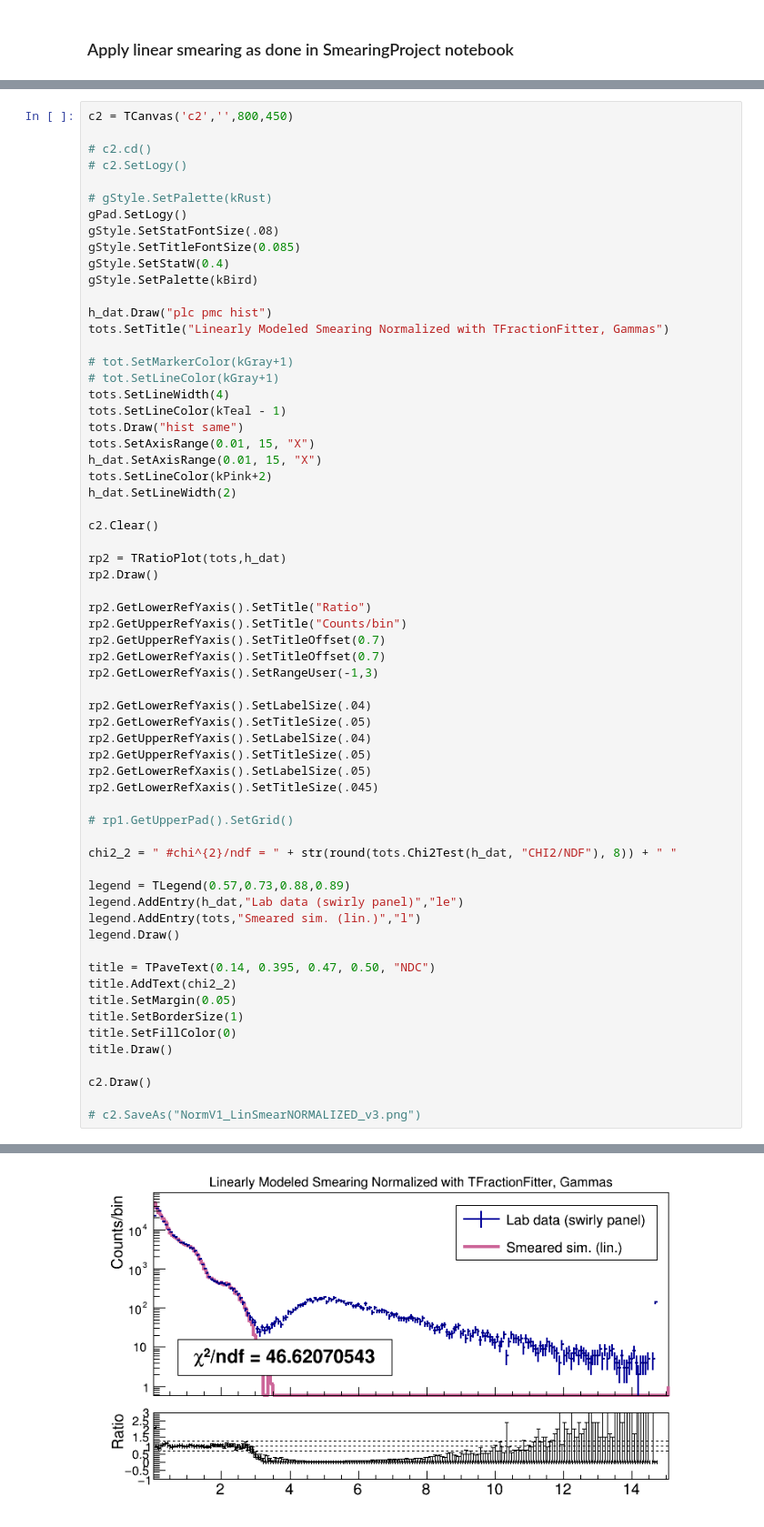
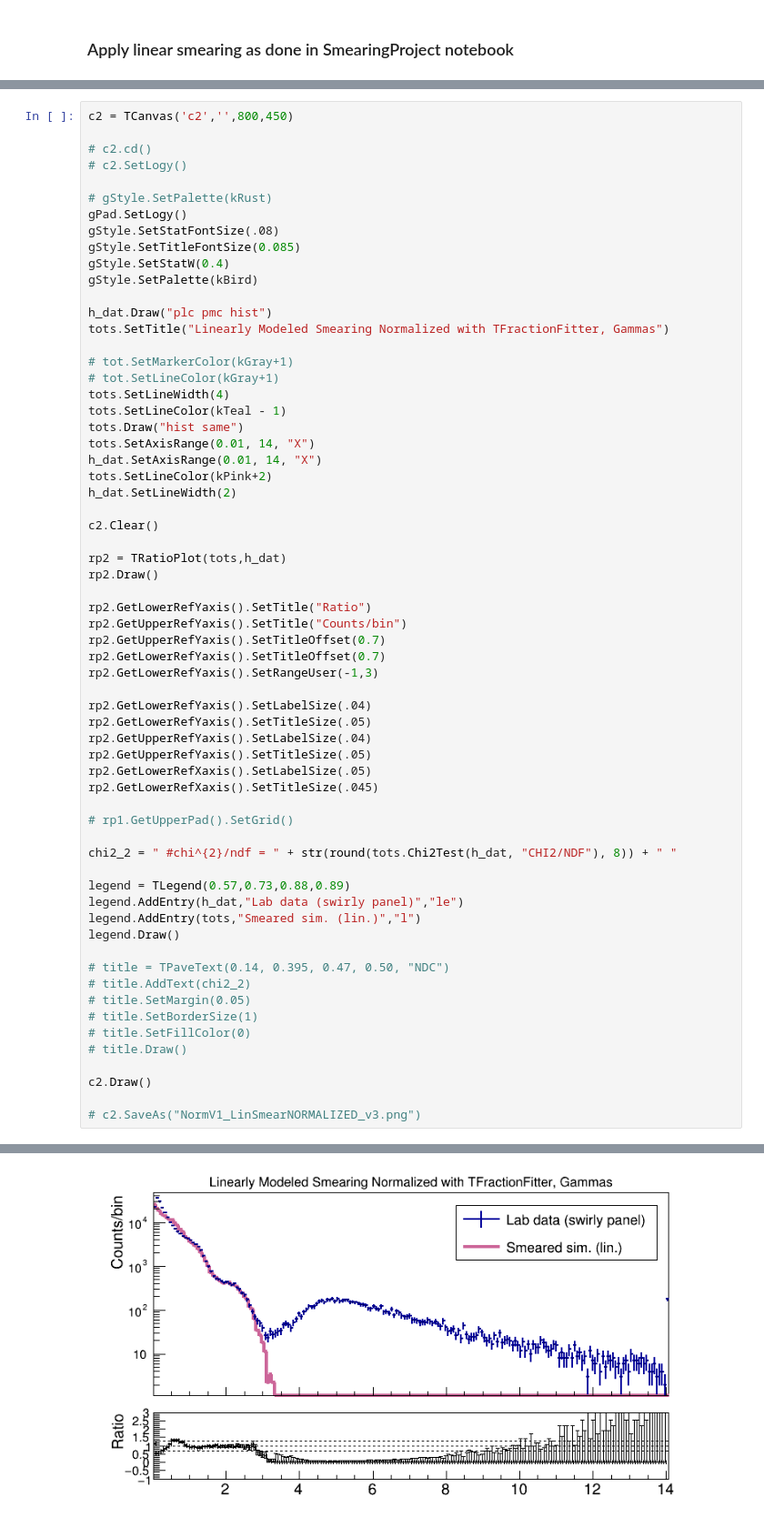
Before and after one commit to sgrobnik/SmearingProjectCUORE, a Jupyter notebook: Gamma_Normalization_Din_vz1.ipynb, the cells around one changed output, grey strips where cells are left out. Shown at 91% size. Cells and saved outputs as stored; diff of their text form.

```diff
--- a/Gamma_Normalization_Din_vz1.ipynb
+++ b/Gamma_Normalization_Din_vz1.ipynb
@@ -720,8 +452,8 @@ tots.SetTitle("Linearly Modeled Smearing Normalized with TFractionFitter, Gammas
 tots.SetLineWidth(4)
 tots.SetLineColor(kTeal - 1)
 tots.Draw("hist same")
-tots.SetAxisRange(0.01, 15, "X")
-h_dat.SetAxisRange(0.01, 15, "X")
+tots.SetAxisRange(0.01, 14, "X")
+h_dat.SetAxisRange(0.01, 14, "X")
 tots.SetLineColor(kPink+2)
 h_dat.SetLineWidth(2)
 
@@ -752,12 +484,12 @@ legend.AddEntry(h_dat,"Lab data (swirly panel)","le")
 legend.AddEntry(tots,"Smeared sim. (lin.)","l")
 legend.Draw()
 
-title = TPaveText(0.14, 0.395, 0.47, 0.50, "NDC")
-title.AddText(chi2_2)
-title.SetMargin(0.05)
-title.SetBorderSize(1)
-title.SetFillColor(0)
-title.Draw()
+# title = TPaveText(0.14, 0.395, 0.47, 0.50, "NDC")
+# title.AddText(chi2_2)
+# title.SetMargin(0.05)
+# title.SetBorderSize(1)
+# title.SetFillColor(0)
+# title.Draw()
 
 c2.Draw()
 
@@ -768,4 +499,4 @@ Warning in <TGraphAsymmErrors::Divide>: Number of graph points is different than
 Info in <TH1F::Chi2TestX>: There is a bin in h1 with less than 10 effective events.
 
 Info in <TH1F::Chi2TestX>: There is a bin in h2 with less than 10 effective events.
-[figure, old version]
+[figure, new version]
```
Also changed, not shown: parts of 11 cells of this notebook, 11 other files.
